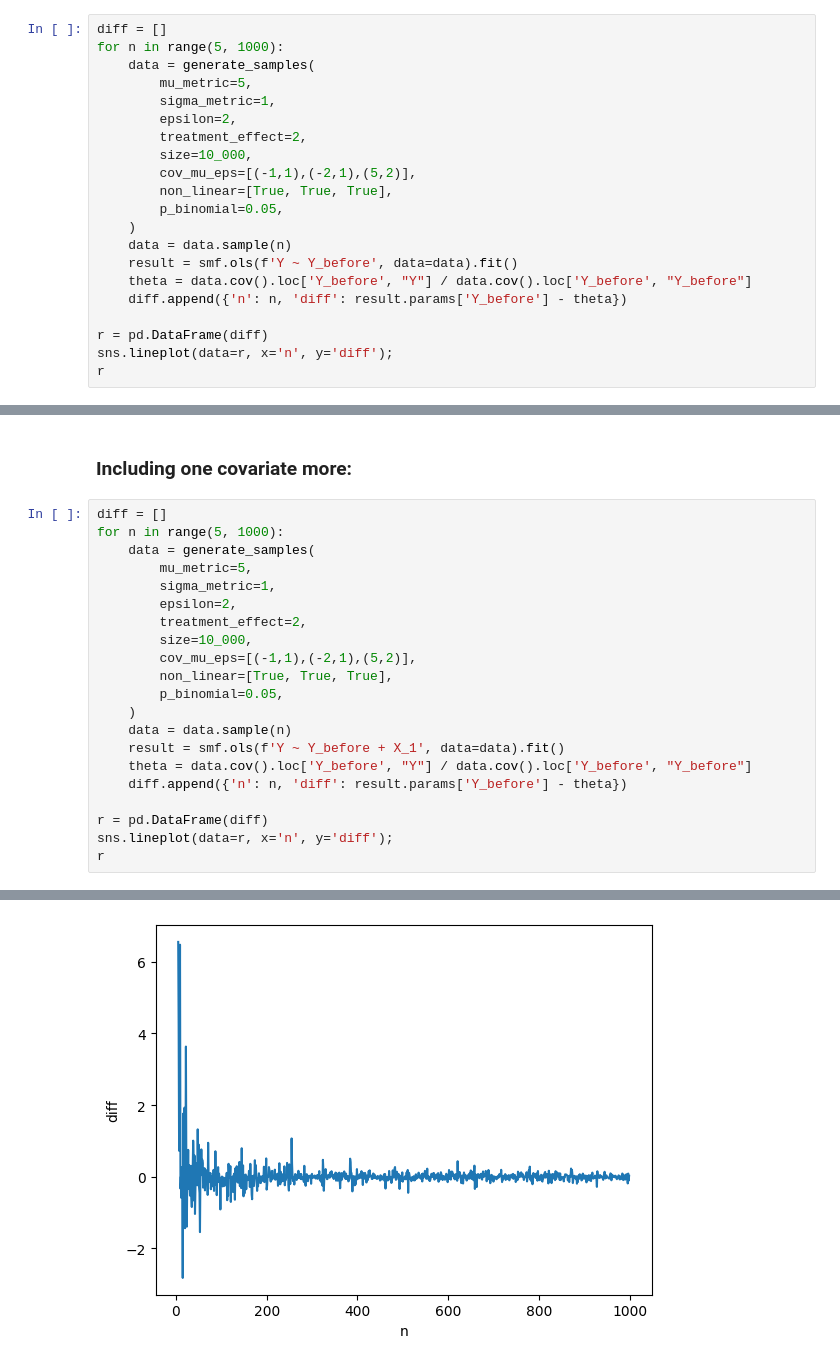
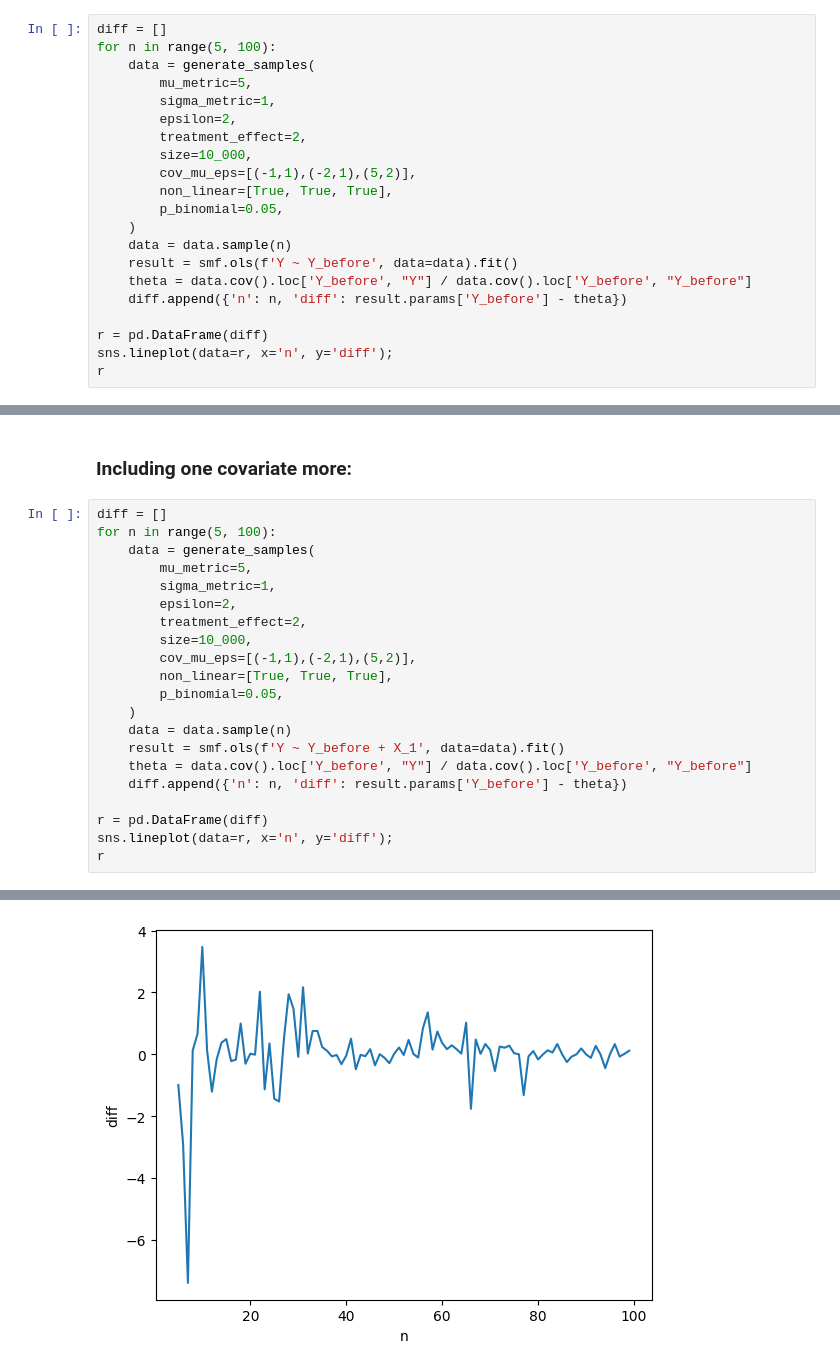
Before and after one commit to Glovo/covariate-adjustment-blogpost, a Jupyter notebook: notebooks/optimal_theta_is_OLS_slope.ipynb, the cells around one changed output, grey strips where cells are left out. Cells and saved outputs as stored; diff of their text form.

```diff
--- a/notebooks/optimal_theta_is_OLS_slope.ipynb
+++ b/notebooks/optimal_theta_is_OLS_slope.ipynb
@@ -8,7 +8,7 @@ import statsmodels.formula.api as smf
 import pandas as pd
 # %%
 diff = []
-for n in range(5, 1000):
+for n in range(5, 100):
     data = generate_samples(
         mu_metric=5,
         sigma_metric=1,
@@ -60,7 +60,7 @@ data
 ### Including one covariate more:
 # %%
 diff = []
-for n in range(5, 1000):
+for n in range(5, 100):
     data = generate_samples(
         mu_metric=5,
         sigma_metric=1,
@@ -96 +96 @@ r
-[figure, old version]
+[figure, new version]
```
Also changed, not shown: parts of 3 cells of this notebook.
